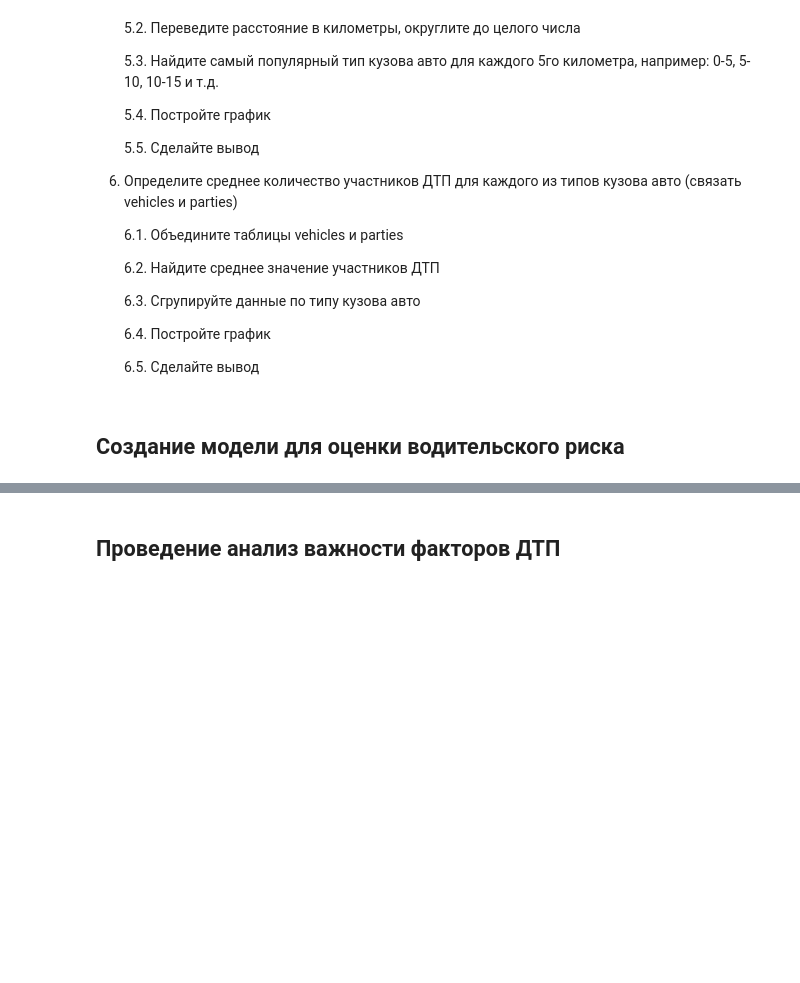
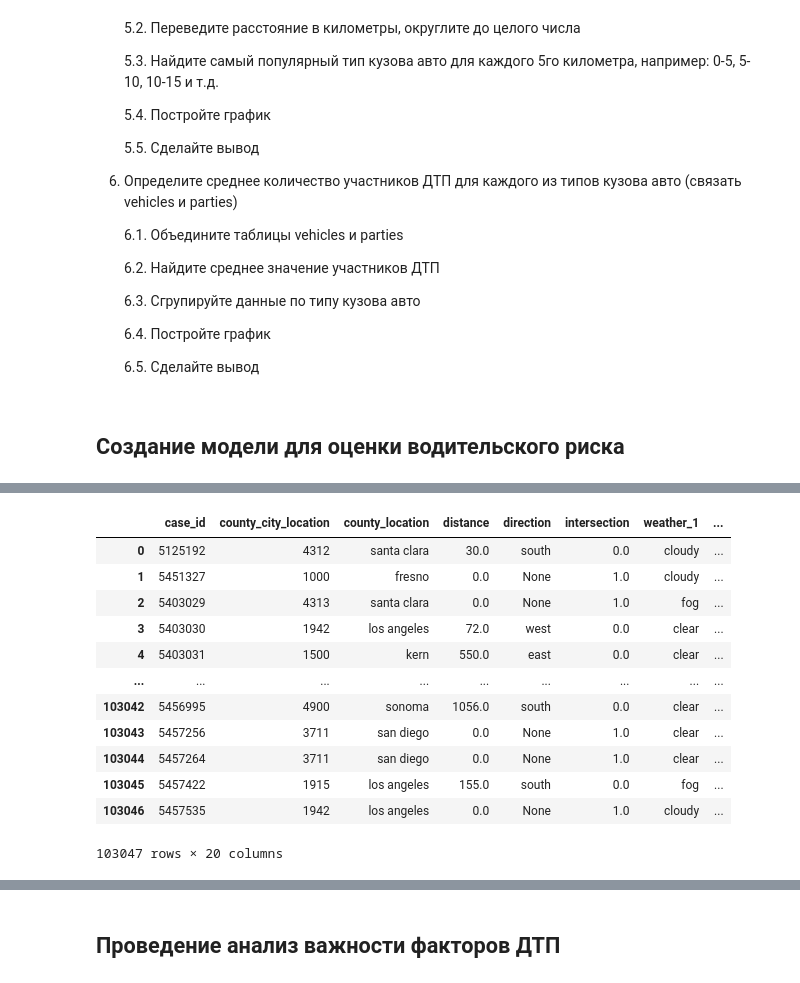
Before and after one commit to VSXV/Data-Science-Projects, a Jupyter notebook: 14. car accidents/93b6f1b1-e156-40b1-9ed6-0aaea9264dff.ipynb, the cells around one changed output, grey strips where cells are left out. Saved outputs shown, nothing was run; the diff lists cells and outputs as text; code cells hidden in the pictures; blank space fills up the shorter version.

```diff
--- a/14. car accidents/93b6f1b1-e156-40b1-9ed6-0aaea9264dff.ipynb
+++ b/14. car accidents/93b6f1b1-e156-40b1-9ed6-0aaea9264dff.ipynb
@@ -189,0 +213,21 @@ plt.show()
+# %%
+query = '''
+with fault as (
+    SELECT case_id
+    FROM parties
+    where at_fault = 1
+    and party_type = 'car'
+), final_filter as (
+    select case_id
+    from collisions
+    where collision_damage != 'scratch'
+    and extract(year from collision_date) = 2012
+    and case_id in (select * from fault)
+)
+
+select *
+from collisions
+where case_id in (select case_id from final_filter);
+'''
+
+collisions_df = pd.DataFrame(engine.connect().execute(text(query)))
@@ -189,0 +275,16 @@ plt.show()
+# %%
+collisions_df
+# %% [output]
+|  | case_id | county_city_location | county_location | distance | direction | intersection | weather_1 | ... |
+| 0 | 5125192 | 4312 | santa clara | 30.0 | south | 0.0 | cloudy | ... |
+| 1 | 5451327 | 1000 | fresno | 0.0 | None | 1.0 | cloudy | ... |
+| 2 | 5403029 | 4313 | santa clara | 0.0 | None | 1.0 | fog | ... |
+| 3 | 5403030 | 1942 | los angeles | 72.0 | west | 0.0 | clear | ... |
+| 4 | 5403031 | 1500 | kern | 550.0 | east | 0.0 | clear | ... |
+| ... | ... | ... | ... | ... | ... | ... | ... | ... |
+| 103042 | 5456995 | 4900 | sonoma | 1056.0 | south | 0.0 | clear | ... |
+| 103043 | 5457256 | 3711 | san diego | 0.0 | None | 1.0 | clear | ... |
+| 103044 | 5457264 | 3711 | san diego | 0.0 | None | 1.0 | clear | ... |
+| 103045 | 5457422 | 1915 | los angeles | 155.0 | south | 0.0 | fog | ... |
+| 103046 | 5457535 | 1942 | los angeles | 0.0 | None | 1.0 | cloudy | ... |
+103047 rows × 20 columns
```
Also changed, not shown: parts of 7 cells of this notebook.
